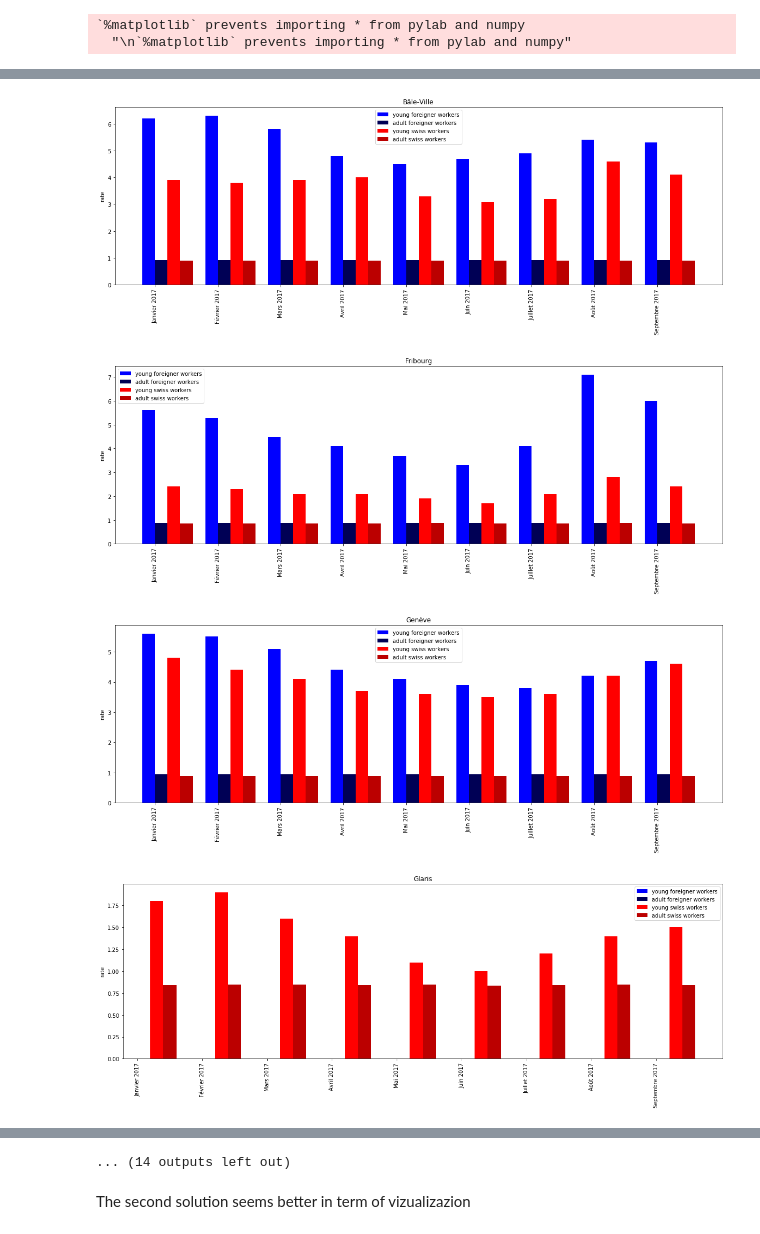
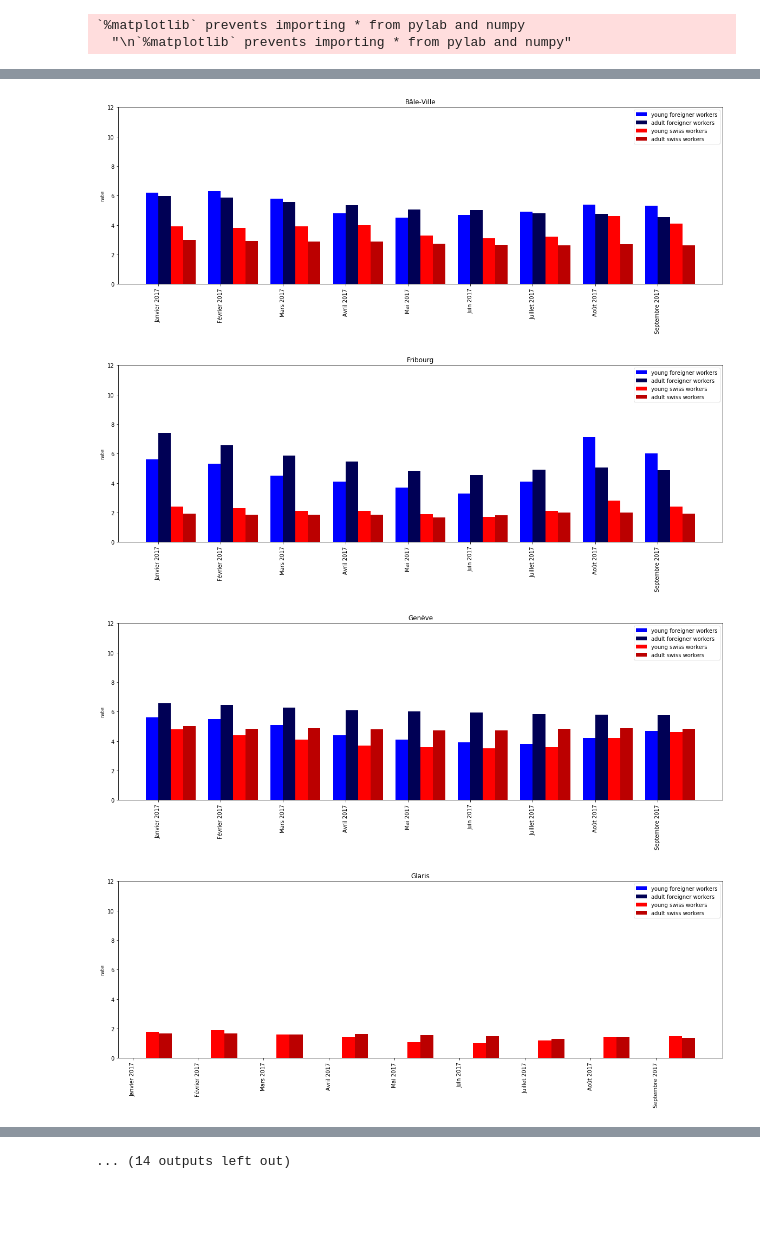
Before and after one commit to m-yaghini/ada17, a Jupyter notebook: 03 - Interactive Viz/Homework3_LW.ipynb, the cells around one changed output, grey strips where cells are left out. Saved outputs shown, nothing was run; the diff lists cells and outputs as text; code cells hidden in the pictures; blank space fills up the shorter version.

```diff
--- a/03 - Interactive Viz/Homework3_LW.ipynb
+++ b/03 - Interactive Viz/Homework3_LW.ipynb
@@ -232,20 +247,25 @@ Populating the interactive namespace from numpy and matplotlib
 `%matplotlib` prevents importing * from pylab and numpy
   "\n`%matplotlib` prevents importing * from pylab and numpy"
 # %%
+# first solution for the bar plots
 for month,data in df_final.iterrows():
+    # number of cantons
     N = 26
+
+    # empty lists
     un_young_foreigner = []
     un_adult_foreigner = []
     un_young_swiss = []
     un_adult_swiss = []
-
     labels = []
 
-    ind = np.arange(0,10*N,10)  # the x locations for the groups
-    width = 2       # the width of the bars
+    #dimensions
+    ind = np.arange(0,10*N,10)
+    width = 2
 
     fig, ax = plt.subplots()
 
+    # fill the lists with the value we want
     for title,table in data.groupby(level=[0]):
         un_young_foreigner.append(table[0])
         un_adult_foreigner.append(table[1])
@@ -253,6 +273,7 @@ for month,data in df_final.iterrows():
         un_adult_swiss.append(table[4])
         labels.append(title)
 
+    # defining the bars
     rects1 = ax.bar(ind, un_young_foreigner, width, color='#0000ff')
     rects2 = ax.bar(ind+width, un_adult_foreigner, width, color='#000055')
     rects3 = ax.bar(ind+2*width, un_young_swiss, width, color='#ff0000')
@@ -261,9 +282,11 @@ for month,data in df_final.iterrows():
     # add some text for labels, title and axes ticks
     ax.set_ylabel('rate')
     ax.set_title(month)
-
     ax.legend((rects1[0], rects2[0], rects3[0], rects4[0]),
               ('young foreigner workers', 'adult foreigner workers', 'young swiss workers', 'adult swiss workers'))
+    ax.set_ylim(0,12)
     plt.xticks(ind + width / 2, labels, rotation='vertical')
+
+    # show
     plt.show()
 # %% [output]
@@ -279,18 +302,23 @@ for month,data in df_final.iterrows():
 # %%
+# first solution for the bar plots
 for title,table in df_final.groupby(level=[0], axis=1):
+    # number of months
     N = 9
+
+    # empty lists
     un_young_foreigner = []
     un_adult_foreigner = []
     un_young_swiss = []
     un_adult_swiss = []
-
     labels = []
 
-    ind = np.arange(0,10*N,10)  # the x locations for the groups
-    width = 2       # the width of the bars
+    #dimensions
+    ind = np.arange(0,10*N,10)
+    width = 2
 
     fig, ax = plt.subplots()
 
+    #fill the lists
     for month,data in table.iterrows():
         un_young_foreigner.append(data[0])
         un_adult_foreigner.append(data[1])
@@ -298,6 +326,7 @@ for title,table in df_final.groupby(level=[0], axis=1):
         un_adult_swiss.append(data[4])
         labels.append(month)
 
+    # define the bars
     rects1 = ax.bar(ind, un_young_foreigner, width, color='#0000ff')
     rects2 = ax.bar(ind+width, un_adult_foreigner, width, color='#000055')
     rects3 = ax.bar(ind+2*width, un_young_swiss, width, color='#ff0000')
@@ -306,9 +335,10 @@ for title,table in df_final.groupby(level=[0], axis=1):
     # add some text for labels, title and axes ticks
     ax.set_ylabel('rate')
     ax.set_title(title)
-
     ax.legend((rects1[0], rects2[0], rects3[0], rects4[0]),
               ('young foreigner workers', 'adult foreigner workers', 'young swiss workers', 'adult swiss workers'))
+    ax.set_ylim(0,12)
     plt.xticks(ind + width / 2, labels, rotation='vertical')
+
     plt.show()
 # %% [output]
@@ -320,4 +350,4 @@ for title,table in df_final.groupby(level=[0], axis=1):
-[figure, old version]
+[figure, new version]
-[figure, old version]
+[figure, new version]
-[figure, old version]
+[figure, new version]
-[figure, old version]
+[figure, new version]
@@ -327,3 +357 @@ for title,table in df_final.groupby(level=[0], axis=1):
 ... (14 outputs left out)
-# %% [markdown]
-The second solution seems better in term of vizualizazion
```
Also changed, not shown: parts of 9 cells of this notebook, 3 other files.
